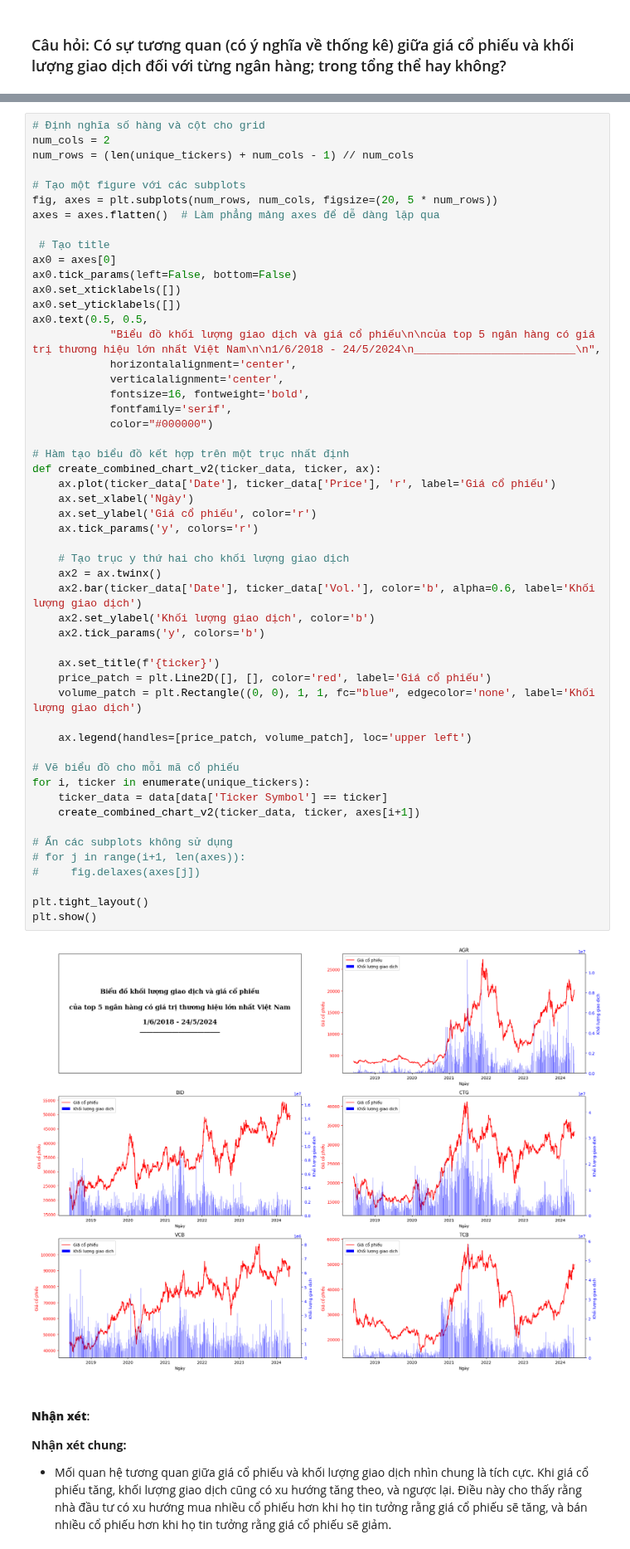
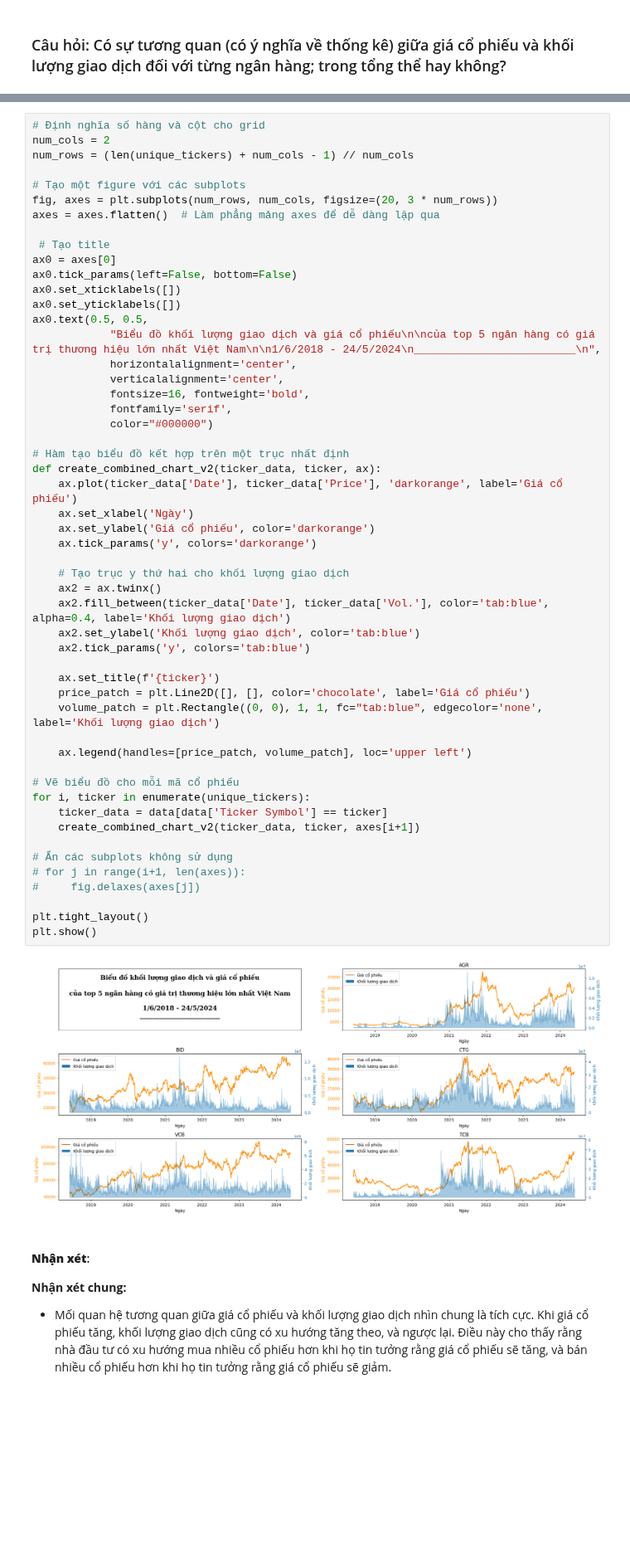
Before and after one commit to HTNam1710/DataViz_Lab02, a Jupyter notebook: todo.ipynb, the cells around one changed output, grey strips where cells are left out. Shown at 83% size. Drawn from its saved outputs; the diff is of its cells as text; blank space fills up the shorter version.

```diff
--- a/todo.ipynb
+++ b/todo.ipynb
@@ -121,7 +121,7 @@ num_cols = 2
 num_rows = (len(unique_tickers) + num_cols - 1) // num_cols
 
 # Tạo một figure với các subplots
-fig, axes = plt.subplots(num_rows, num_cols, figsize=(20, 5 * num_rows))
+fig, axes = plt.subplots(num_rows, num_cols, figsize=(20, 3 * num_rows))
 axes = axes.flatten()  # Làm phẳng mảng axes để dễ dàng lặp qua
 
  # Tạo title
@@ -133,42 +133,42 @@ ax0.text(0.5, 0.5,
             "Biểu đồ khối lượng giao dịch và giá cổ phiếu\n\ncủa top 5 ngân hàng có giá trị thương hiệu lớn nhất Việt Nam\n\n1/6/2018 - 24/5/2024\n_________________________\n",
             horizontalalignment='center',
             verticalalignment='center',
             fontsize=16, fontweight='bold',
             fontfamily='serif',
             color="#000000")
 
 # Hàm tạo biểu đồ kết hợp trên một trục nhất định
 def create_combined_chart_v2(ticker_data, ticker, ax):
-    ax.plot(ticker_data['Date'], ticker_data['Price'], 'r', label='Giá cổ phiếu')
+    ax.plot(ticker_data['Date'], ticker_data['Price'], 'darkorange', label='Giá cổ phiếu')
     ax.set_xlabel('Ngày')
-    ax.set_ylabel('Giá cổ phiếu', color='r')
-    ax.tick_params('y', colors='r')
+    ax.set_ylabel('Giá cổ phiếu', color='darkorange')
+    ax.tick_params('y', colors='darkorange')
 
     # Tạo trục y thứ hai cho khối lượng giao dịch
     ax2 = ax.twinx()
-    ax2.bar(ticker_data['Date'], ticker_data['Vol.'], color='b', alpha=0.6, label='Khối lượng giao dịch')
-    ax2.set_ylabel('Khối lượng giao dịch', color='b')
-    ax2.tick_params('y', colors='b')
+    ax2.fill_between(ticker_data['Date'], ticker_data['Vol.'], color='tab:blue', alpha=0.4, label='Khối lượng giao dịch')
+    ax2.set_ylabel('Khối lượng giao dịch', color='tab:blue')
+    ax2.tick_params('y', colors='tab:blue')
 
     ax.set_title(f'{ticker}')
-    price_patch = plt.Line2D([], [], color='red', label='Giá cổ phiếu')
-    volume_patch = plt.Rectangle((0, 0), 1, 1, fc="blue", edgecolor='none', label='Khối lượng giao dịch')
+    price_patch = plt.Line2D([], [], color='chocolate', label='Giá cổ phiếu')
+    volume_patch = plt.Rectangle((0, 0), 1, 1, fc="tab:blue", edgecolor='none', label='Khối lượng giao dịch')
 
     ax.legend(handles=[price_patch, volume_patch], loc='upper left')
 
 # Vẽ biểu đồ cho mỗi mã cổ phiếu
 for i, ticker in enumerate(unique_tickers):
     ticker_data = data[data['Ticker Symbol'] == ticker]
     create_combined_chart_v2(ticker_data, ticker, axes[i+1])
 
 # Ẩn các subplots không sử dụng
 # for j in range(i+1, len(axes)):
 #     fig.delaxes(axes[j])
 
 plt.tight_layout()
 plt.show()
 # %% [output]
-[figure, old version]
+[figure, new version]
 # %% [markdown]
 #### **Nhận xét**:
 **Nhận xét chung:**
```
Also changed, not shown: parts of 3 cells of this notebook, 17 other files.
